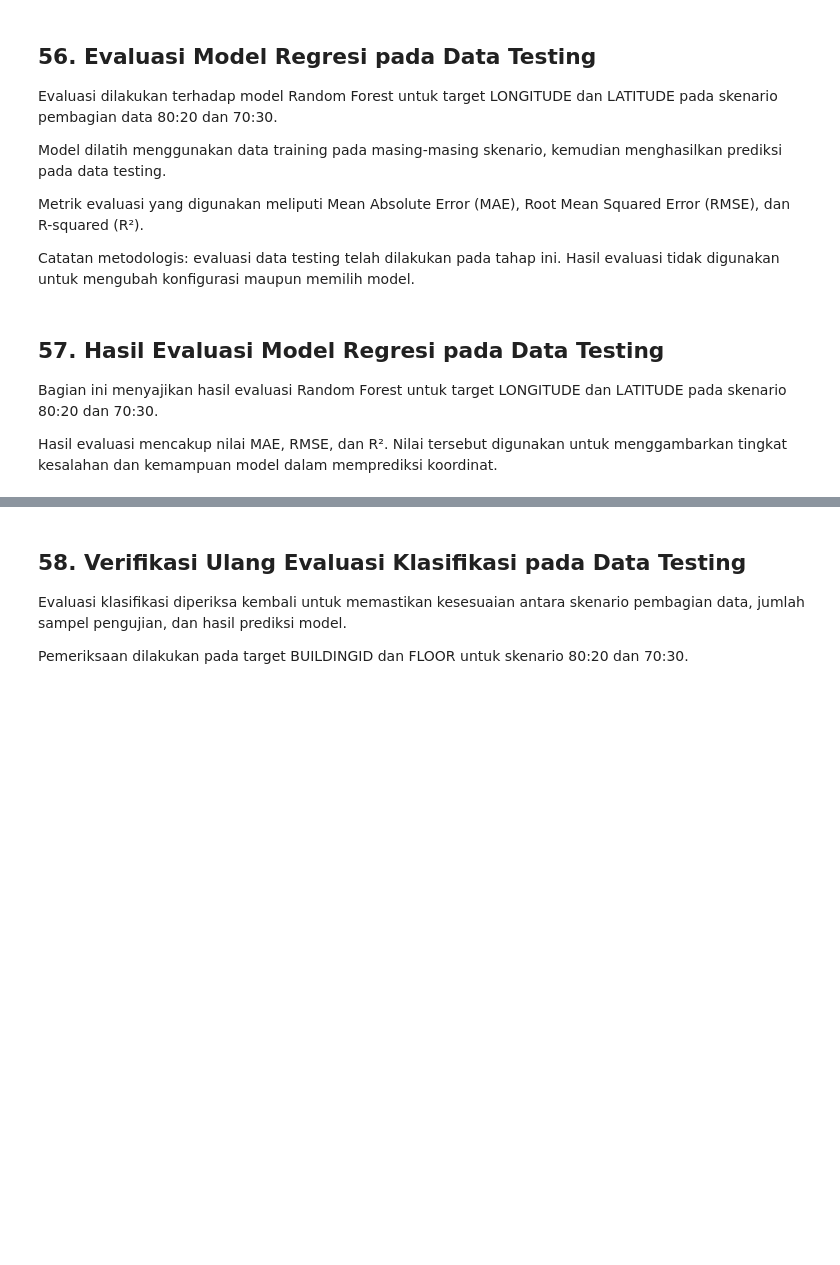
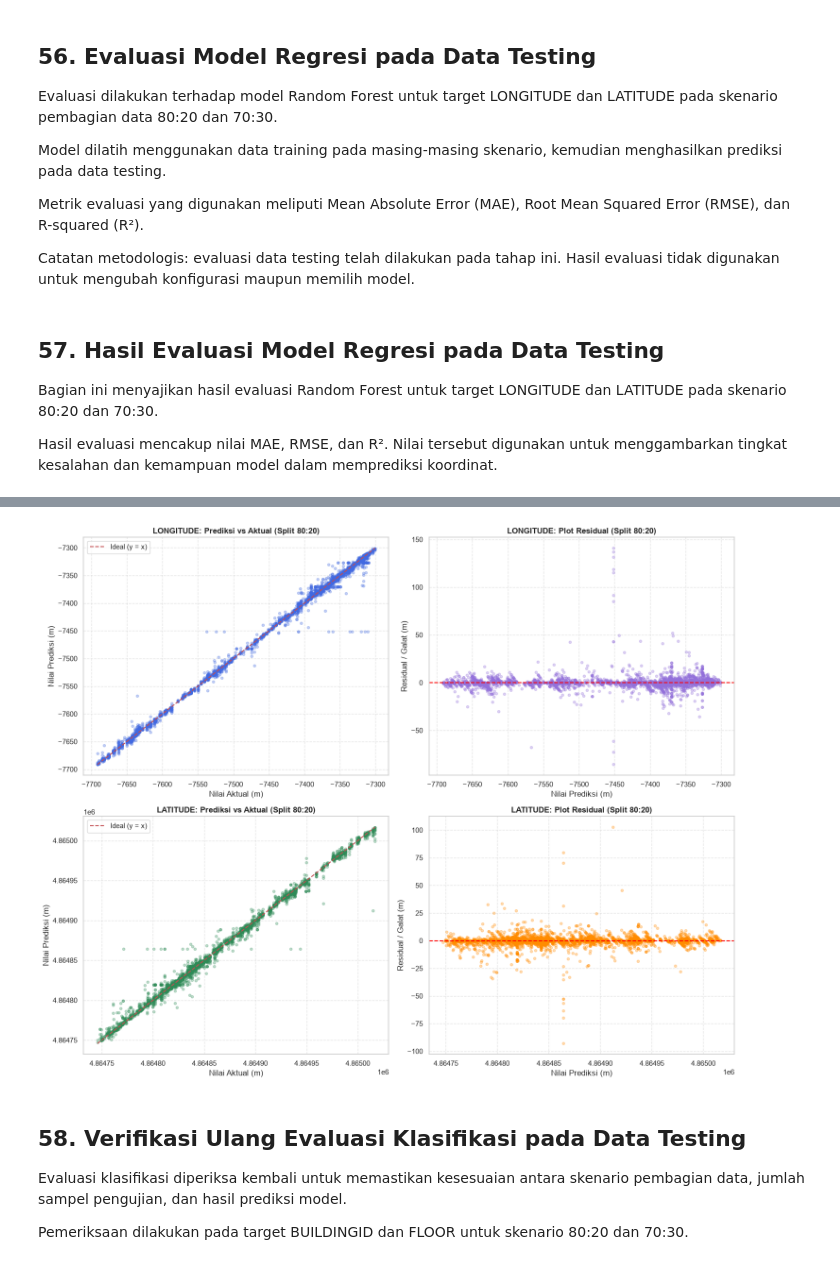
Before and after one commit to Fadhlrahman/TUBES-DEEP-LEARNING, a Jupyter notebook: telco.ipynb, the cells around one changed output, grey strips where cells are left out. Saved outputs shown, nothing was run; the diff lists cells and outputs as text; code cells hidden in the pictures; blank space fills up the shorter version.

```diff
--- a/telco.ipynb
+++ b/telco.ipynb
@@ -3099,6 +3146,74 @@ model_latitude_70, pred_latitude_70 = evaluate_regression_test(
     X_train_70, y_latitude_70,
     X_test_70, y_test_70["LATITUDE"]
 )
+
+# ==============================================================
+# PERHITUNGAN KHUSUS STUDI KASUS 1: GALAT POSISI RATA-RATA (METER)
+# ==============================================================
+# Jarak Euclidean galat posisi: sqrt((pred_x - actual_x)^2 + (pred_y - actual_y)^2)
+pos_errors_80 = np.sqrt(
+    (pred_longitude_80 - y_test_80["LONGITUDE"].to_numpy())**2 +
+    (pred_latitude_80 - y_test_80["LATITUDE"].to_numpy())**2
+)
+
+pos_errors_70 = np.sqrt(
+    (pred_longitude_70 - y_test_70["LONGITUDE"].to_numpy())**2 +
+    (pred_latitude_70 - y_test_70["LATITUDE"].to_numpy())**2
+)
+
+print("\n" + "="*60)
+print("GALAT POSISI 2D (MEAN POSITIONING ERROR) DALAM METER")
+print("="*60)
+print(f"Skenario 80:20 -> Mean: {np.mean(pos_errors_80):.2f} m | Median: {np.median(pos_errors_80):.2f} m | P90: {np.percentile(pos_errors_80, 90):.2f} m")
+print(f"Skenario 70:30 -> Mean: {np.mean(pos_errors_70):.2f} m | Median: {np.median(pos_errors_70):.2f} m | P90: {np.percentile(pos_errors_70, 90):.2f} m")
+
+# ==============================================================
+# VISUALISASI WAJIB REGRESI: PREDIKSI VS AKTUAL & PLOT RESIDUAL
+# ==============================================================
+fig, axes = plt.subplots(2, 2, figsize=(15, 12))
+
+# 1. LONGITUDE Prediksi vs Aktual (80:20)
+axes[0, 0].scatter(y_test_80["LONGITUDE"], pred_longitude_80, alpha=0.3, color="royalblue", s=15)
+min_long = min(y_test_80["LONGITUDE"].min(), pred_longitude_80.min())
+max_long = max(y_test_80["LONGITUDE"].max(), pred_longitude_80.max())
+axes[0, 0].plot([min_long, max_long], [min_long, max_long], 'r--', lw=1.5, label="Ideal (y = x)")
+axes[0, 0].set_title("LONGITUDE: Prediksi vs Aktual (Split 80:20)", fontsize=12, fontweight="bold")
+axes[0, 0].set_xlabel("Nilai Aktual (m)")
+axes[0, 0].set_ylabel("Nilai Prediksi (m)")
+axes[0, 0].legend()
+axes[0, 0].grid(True, linestyle="--", alpha=0.5)
+
+# 2. LONGITUDE Plot Residual (80:20)
+res_long = y_test_80["LONGITUDE"].to_numpy() - pred_longitude_80
+axes[0, 1].scatter(pred_longitude_80, res_long, alpha=0.3, color="mediumpurple", s=15)
+axes[0, 1].axhline(0, color="red", linestyle="--", lw=1.5)
+axes[0, 1].set_title("LONGITUDE: Plot Residual (Split 80:20)", fontsize=12, fontweight="bold")
+axes[0, 1].set_xlabel("Nilai Prediksi (m)")
+axes[0, 1].set_ylabel("Residual / Galat (m)")
+axes[0, 1].grid(True, linestyle="--", alpha=0.5)
+
+# 3. LATITUDE Prediksi vs Aktual (80:20)
+axes[1, 0].scatter(y_test_80["LATITUDE"], pred_latitude_80, alpha=0.3, color="seagreen", s=15)
+min_lat = min(y_test_80["LATITUDE"].min(), pred_latitude_80.min())
+max_lat = max(y_test_80["LATITUDE"].max(), pred_latitude_80.max())
+axes[1, 0].plot([min_lat, max_lat], [min_lat, max_lat], 'r--', lw=1.5, label="Ideal (y = x)")
+axes[1, 0].set_title("LATITUDE: Prediksi vs Aktual (Split 80:20)", fontsize=12, fontweight="bold")
+axes[1, 0].set_xlabel("Nilai Aktual (m)")
+axes[1, 0].set_ylabel("Nilai Prediksi (m)")
+axes[1, 0].legend()
+axes[1, 0].grid(True, linestyle="--", alpha=0.5)
+
+# 4. LATITUDE Plot Residual (80:20)
+res_lat = y_test_80["LATITUDE"].to_numpy() - pred_latitude_80
+axes[1, 1].scatter(pred_latitude_80, res_lat, alpha=0.3, color="darkorange", s=15)
+axes[1, 1].axhline(0, color="red", linestyle="--", lw=1.5)
+axes[1, 1].set_title("LATITUDE: Plot Residual (Split 80:20)", fontsize=12, fontweight="bold")
+axes[1, 1].set_xlabel("Nilai Prediksi (m)")
+axes[1, 1].set_ylabel("Residual / Galat (m)")
+axes[1, 1].grid(True, linestyle="--", alpha=0.5)
+
+plt.tight_layout()
+plt.show()
 # %% [output]
 === LONGITUDE TEST 80:20 ===
 MAE  : 2.842638
@@ -3122,3 +3235,4 @@ R2   : 0.993663
+[figure, added]
 # %% [markdown]
 ## 58. Verifikasi Ulang Evaluasi Klasifikasi pada Data Testing
 
```
Also changed, not shown: parts of 44 cells of this notebook, 9 other files.
